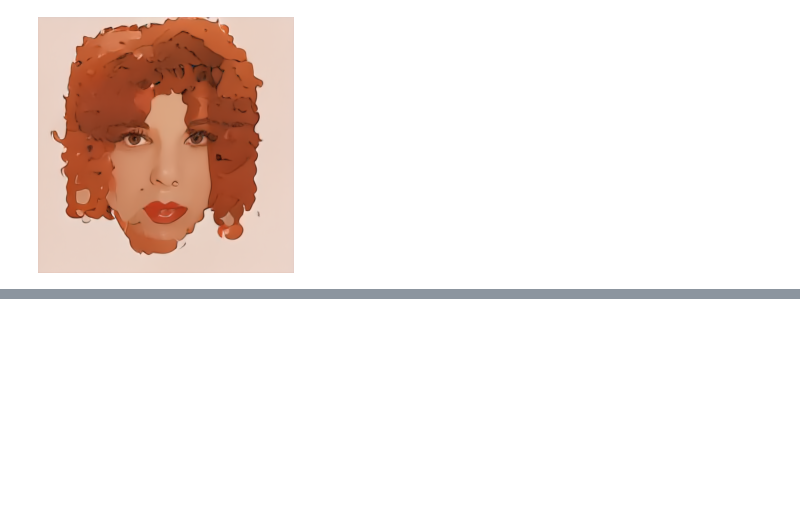
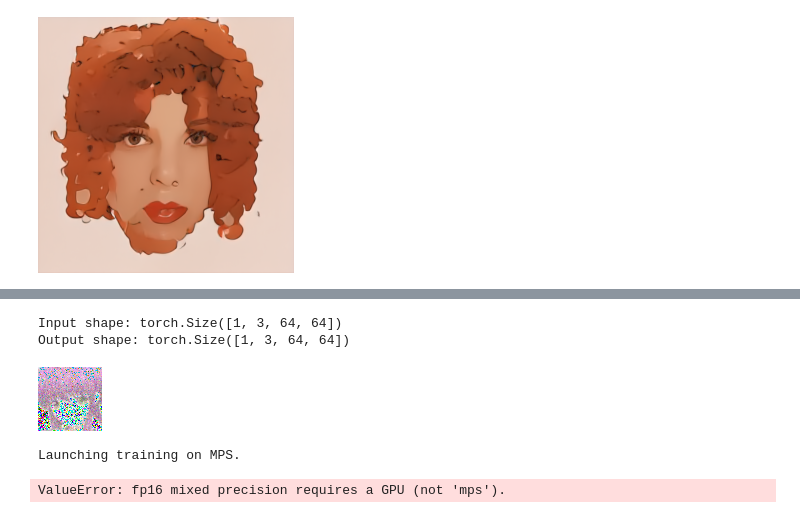
Before and after one commit to echeloni11/couple_avatar, a Jupyter notebook: explore.ipynb, the cells around one changed output, grey strips where cells are left out. Saved outputs shown, nothing was run; the diff lists cells and outputs as text; code cells hidden in the pictures; blank space fills up the shorter version.

```diff
--- a/explore.ipynb
+++ b/explore.ipynb
@@ -74,0 +219,20 @@ config = TrainingConfig()
+# %%
+sample_image = dataset['train'][0]["images"].unsqueeze(0)
+print("Input shape:", sample_image.shape)
+
+print("Output shape:", model(sample_image, timestep=0, class_labels=torch.tensor([1])).sample.shape)
+# %% [output]
+Input shape: torch.Size([1, 3, 64, 64])
+Output shape: torch.Size([1, 3, 64, 64])
+# %%
+from PIL import Image
+from diffusers import DDPMScheduler
+
+noise_scheduler = DDPMScheduler(num_train_timesteps=1000)
+noise = torch.randn(sample_image.shape)
+timesteps = torch.LongTensor([50])
+noisy_image = noise_scheduler.add_noise(sample_image, noise, timesteps)
+
+Image.fromarray(((noisy_image.permute(0, 2, 3, 1) + 1.0) * 127.5).type(torch.uint8).numpy()[0])
+# %% [output]
+[figure, added]
@@ -74,0 +364,9 @@ config = TrainingConfig()
+# %%
+from accelerate import notebook_launcher
+
+args = (config, model, noise_scheduler, optimizer, train_dataloader, lr_scheduler)
+
+notebook_launcher(train_loop, args, num_processes=1)
+# %% [output]
+Launching training on MPS.
+ValueError: fp16 mixed precision requires a GPU (not 'mps').
```
Also changed, not shown: parts of 14 cells of this notebook, 2 other files.
